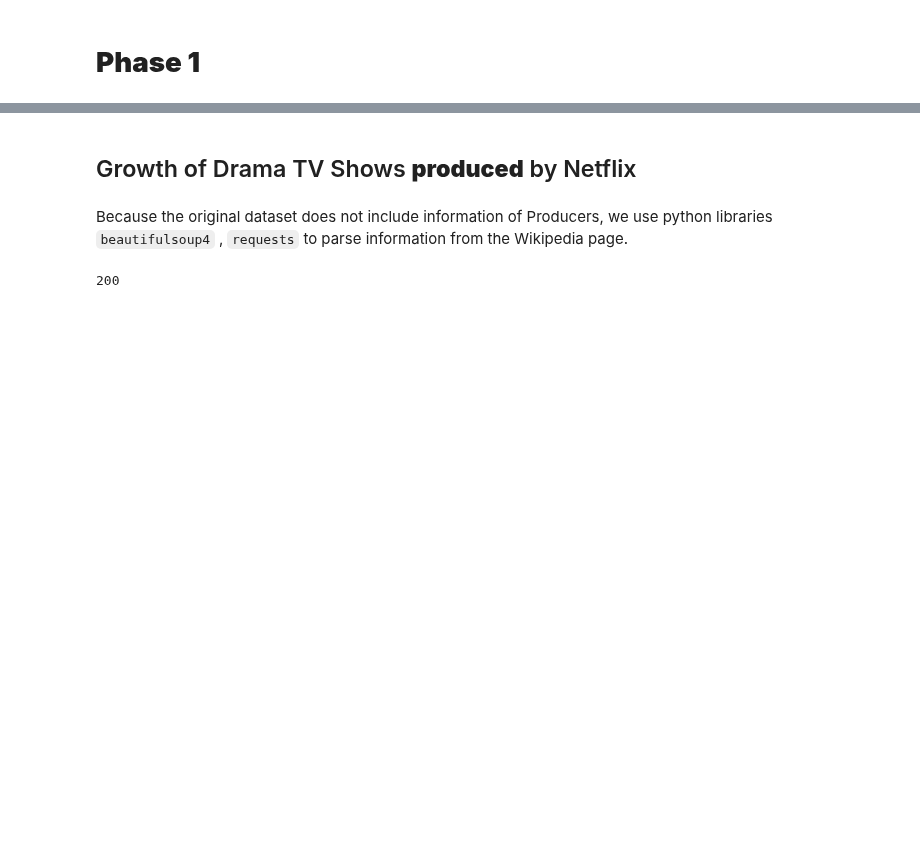
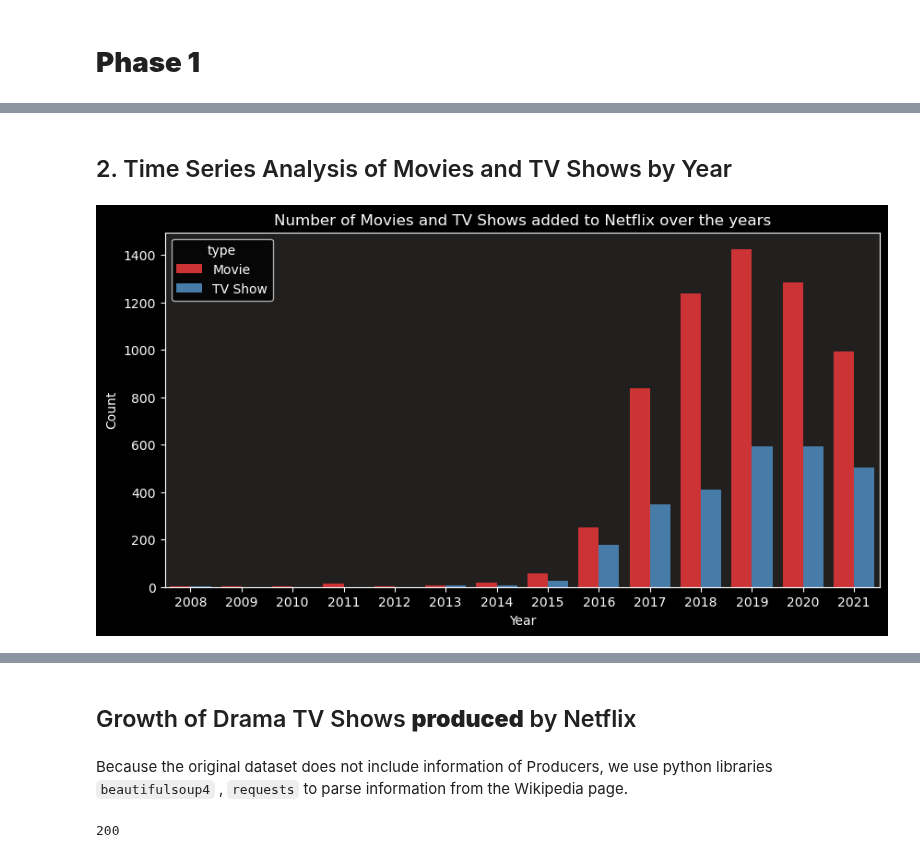
Before and after one commit to bhagirathbhard/Analysis-Netflix-Content-Library, a Jupyter notebook: A7-Netflix-Content-Analysis.ipynb, the cells around one changed output, grey strips where cells are left out. Cells and saved outputs as stored; diff of their text form; code cells hidden in the pictures; blank space fills up the shorter version.

```diff
--- a/A7-Netflix-Content-Analysis.ipynb
+++ b/A7-Netflix-Content-Analysis.ipynb
@@ -560,0 +562,16 @@ fig.show()
+# %% [markdown]
+## 2. Time Series Analysis of Movies and TV Shows by Year
+# %%
+#Time Series Analysis of Movies and TV Shows added to Netflix over the years
+#Plot the number of movies and TV shows added to Netflix over the years
+plt.figure(figsize=(10,5))
+sns.countplot(x=netflix_ds['date_added'].dt.year, data=netflix_ds, hue='type', palette='Set1')
+#Background color hex code for the plot
+ax = plt.gca()
+ax.set_facecolor('#221f1f')
+plt.title('Number of Movies and TV Shows added to Netflix over the years')
+plt.xlabel('Year')
+plt.ylabel('Count')
+plt.show()
+# %% [output]
+[figure, added]
```
Also changed, not shown: parts of 20 cells of this notebook.
